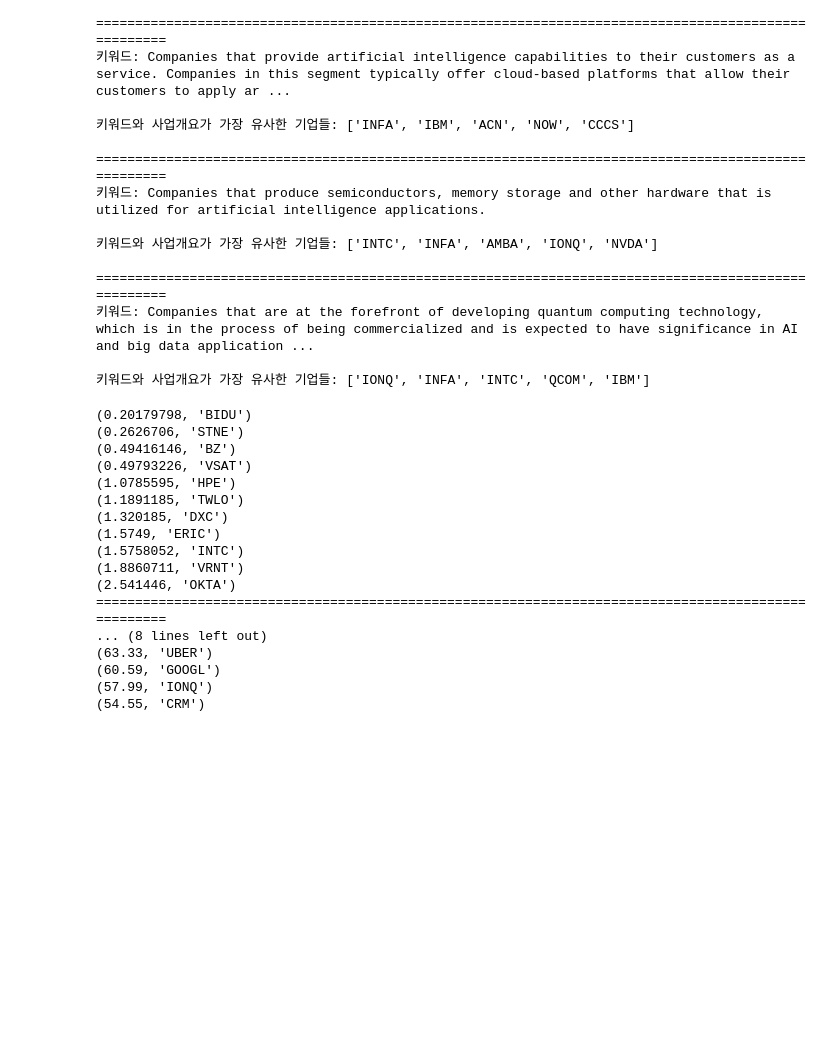
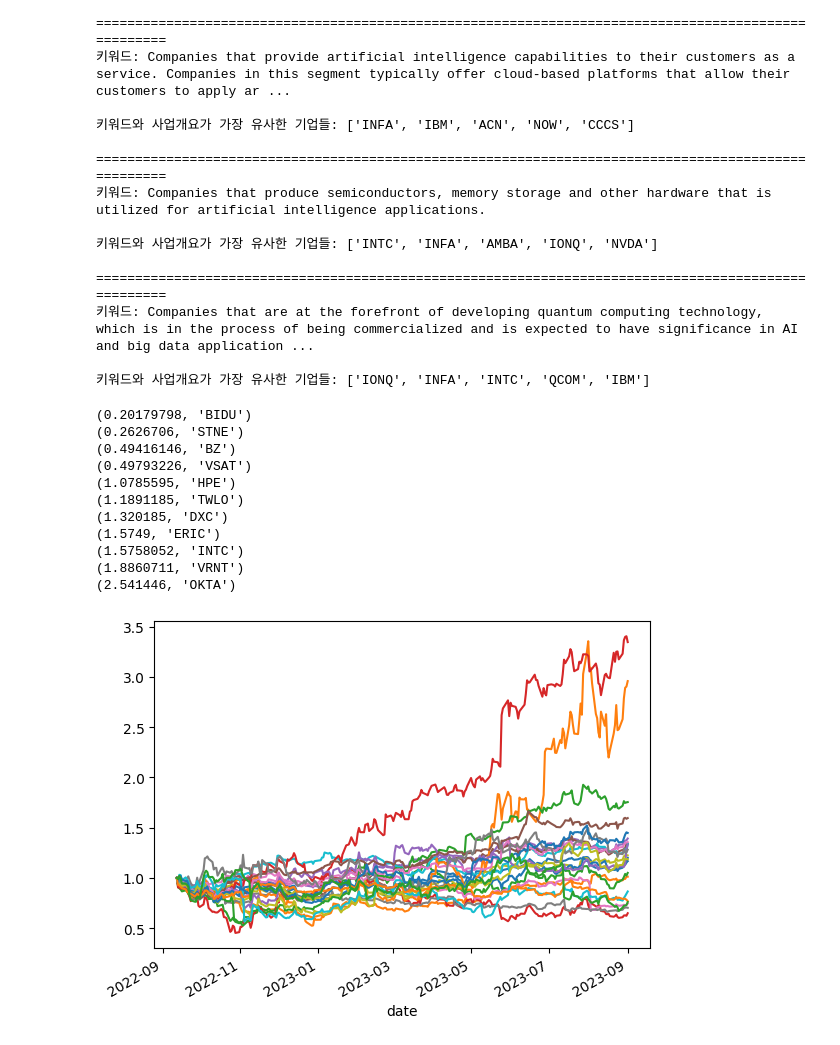
Before and after one commit to moongTnT/miraeasset-bigfesta-2023, a Jupyter notebook: 03-categorize_subtheme.ipynb, the cells around one changed output. Saved outputs shown, nothing was run; the diff lists cells and outputs as text; code cells hidden in the pictures; blank space fills up the shorter version.

```diff
--- a/03-categorize_subtheme.ipynb
+++ b/03-categorize_subtheme.ipynb
@@ -165,15 +165,11 @@ docs_list = vectordb.get(where={'$or': filter_list})
 
 lowest_PBR_stks_tuple_list = get_lowest_PBR_stks(docs_list=docs_list)
 
-momentum_tuple_list = get_momentums(filter_list=filter_list)
+tkr_list = []
 
 for stk_pbr in lowest_PBR_stks_tuple_list:
     print(stk_pbr)
-
-print("="*100)
-
-for stk_mmt in momentum_tuple_list:
-    print(stk_mmt)
+    tkr_list.append(stk_pbr[-1])
 # %% [output]
 (0.20179798, 'BIDU')
 (0.2626706, 'STNE')
@@ -186,9 +182,14 @@ for stk_mmt in momentum_tuple_list:
 (1.5758052, 'INTC')
 (1.8860711, 'VRNT')
 (2.541446, 'OKTA')
-====================================================================================================
-... (8 lines left out)
-(63.33, 'UBER')
-(60.59, 'GOOGL')
-(57.99, 'IONQ')
-(54.55, 'CRM')
+# %%
+from data.get_data import get_prices_df
+
+prices_df = get_prices_df(tickers=tkr_list, start_date="2022-09-11")
+
+prices_df = prices_df / prices_df.iloc[0]
+
+for i, col in enumerate(prices_df.columns):
+    prices_df[col].plot()
+# %% [output]
+[figure, added]
```
Also changed, not shown: parts of 2 cells of this notebook.
